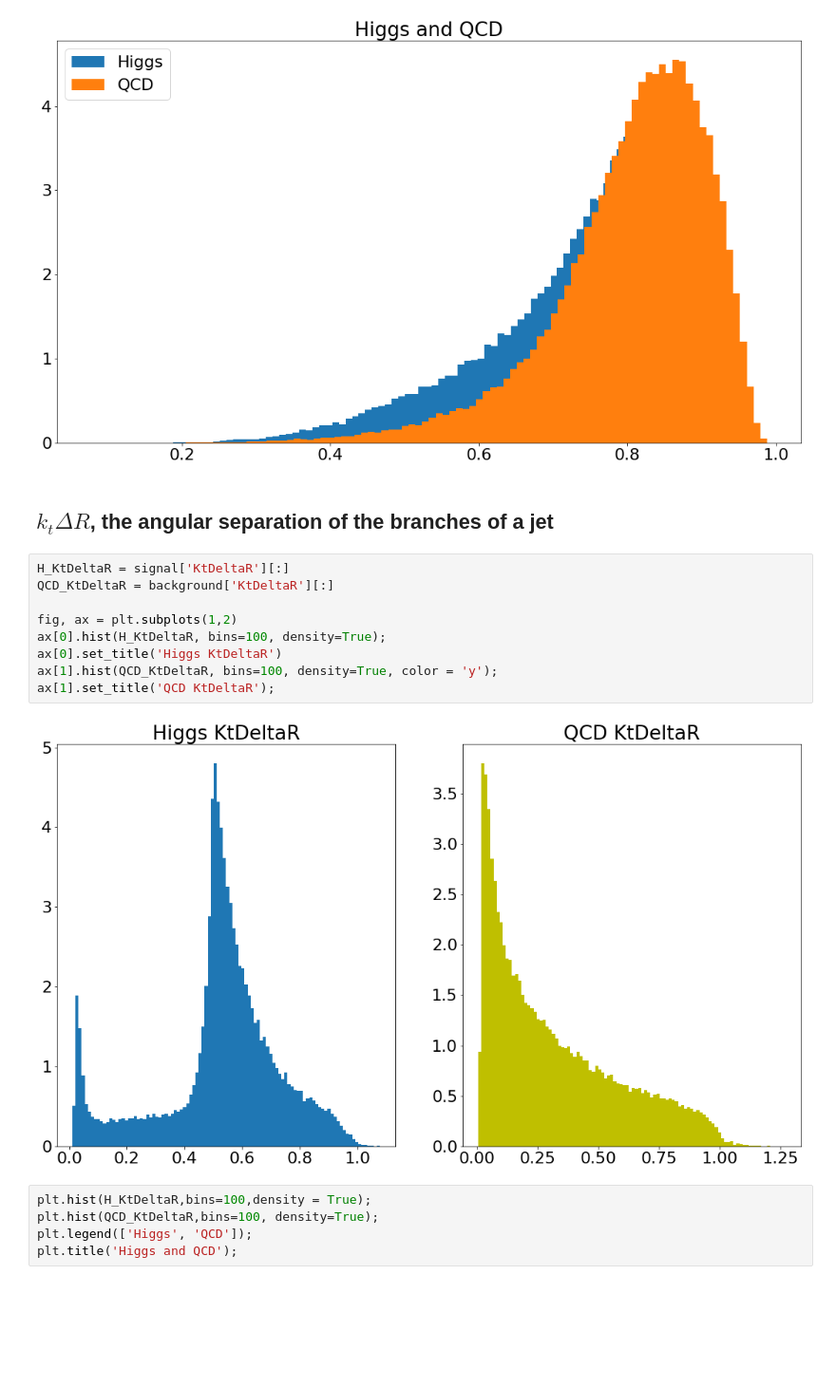
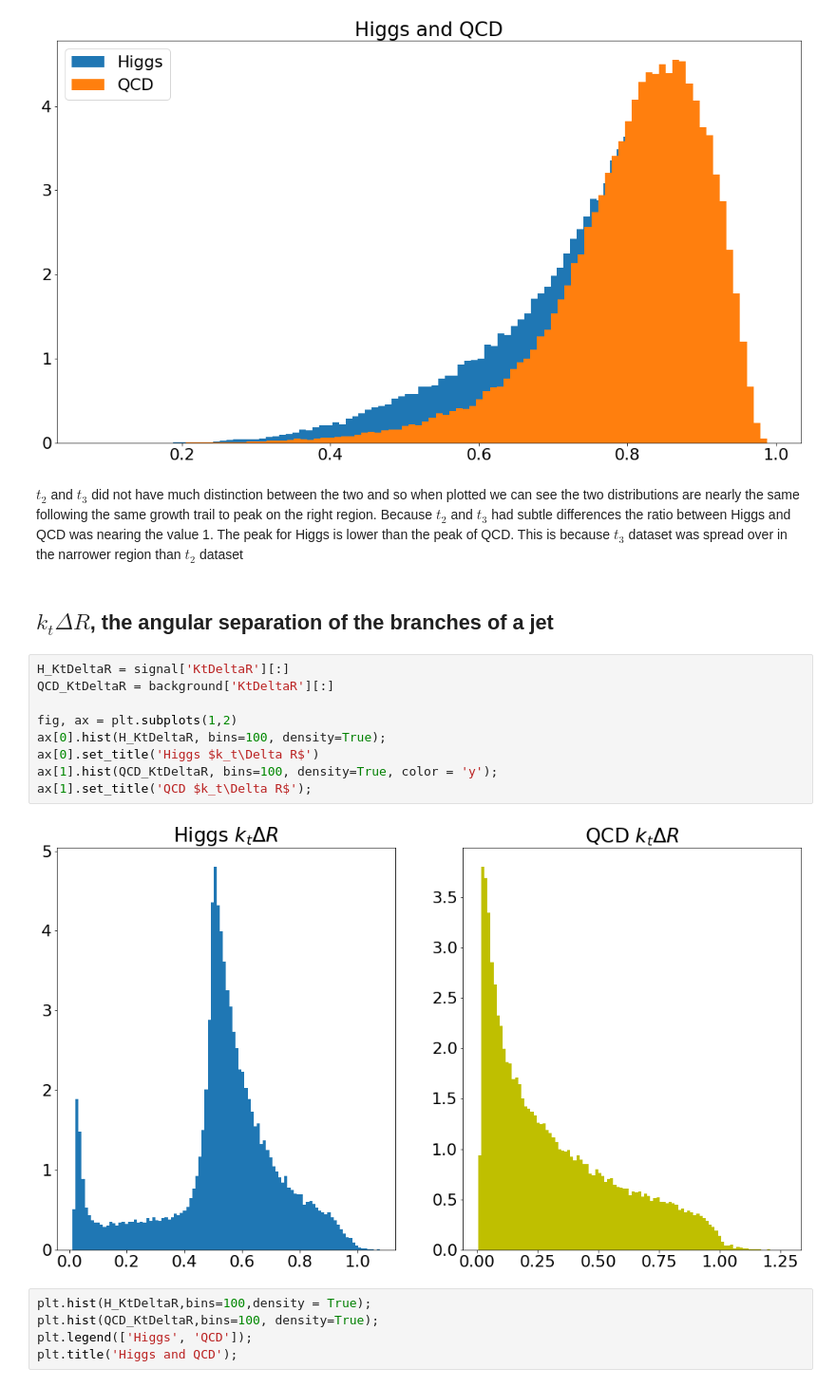
Before and after one commit to noahkim4648/Phys-434-Portfolio, a Jupyter notebook: Lab5.ipynb, the cells around one changed output. Shown at 95% size. Saved outputs shown, nothing was run; the diff lists cells and outputs as text; blank space fills up the shorter version.

```diff
--- a/Lab5.ipynb
+++ b/Lab5.ipynb
@@ -317,19 +356,21 @@ plt.legend(['Higgs', 'QCD']);
 plt.title('Higgs and QCD');
 # %% [output]
 [figure]
+# %% [markdown]
+$t_2$ and $t_3$ did not have much distinction between the two and so when plotted we can see the two distributions are nearly the same following the same growth trail to peak on the right region. Because $t_2$ and $t_3$ had subtle differences the ratio between Higgs and QCD was nearing the value 1. The peak for Higgs is lower than the peak of QCD. This is because $t_3$ dataset was spread over in the narrower region than $t_2$ dataset
 # %% [markdown]
 ## $k_t\Delta R$, the angular separation of the branches of a jet
 # %%
 H_KtDeltaR = signal['KtDeltaR'][:]
 QCD_KtDeltaR = background['KtDeltaR'][:]
 
 fig, ax = plt.subplots(1,2)
 ax[0].hist(H_KtDeltaR, bins=100, density=True);
-ax[0].set_title('Higgs KtDeltaR')
+ax[0].set_title('Higgs $k_t\Delta R$')
 ax[1].hist(QCD_KtDeltaR, bins=100, density=True, color = 'y');
-ax[1].set_title('QCD KtDeltaR');
+ax[1].set_title('QCD $k_t\Delta R$');
 # %% [output]
-[figure, old version]
+[figure, new version]
 # %%
 plt.hist(H_KtDeltaR,bins=100,density = True);
 plt.hist(QCD_KtDeltaR,bins=100, density=True);
```
Also changed, not shown: parts of 28 cells of this notebook, 1 other file.
